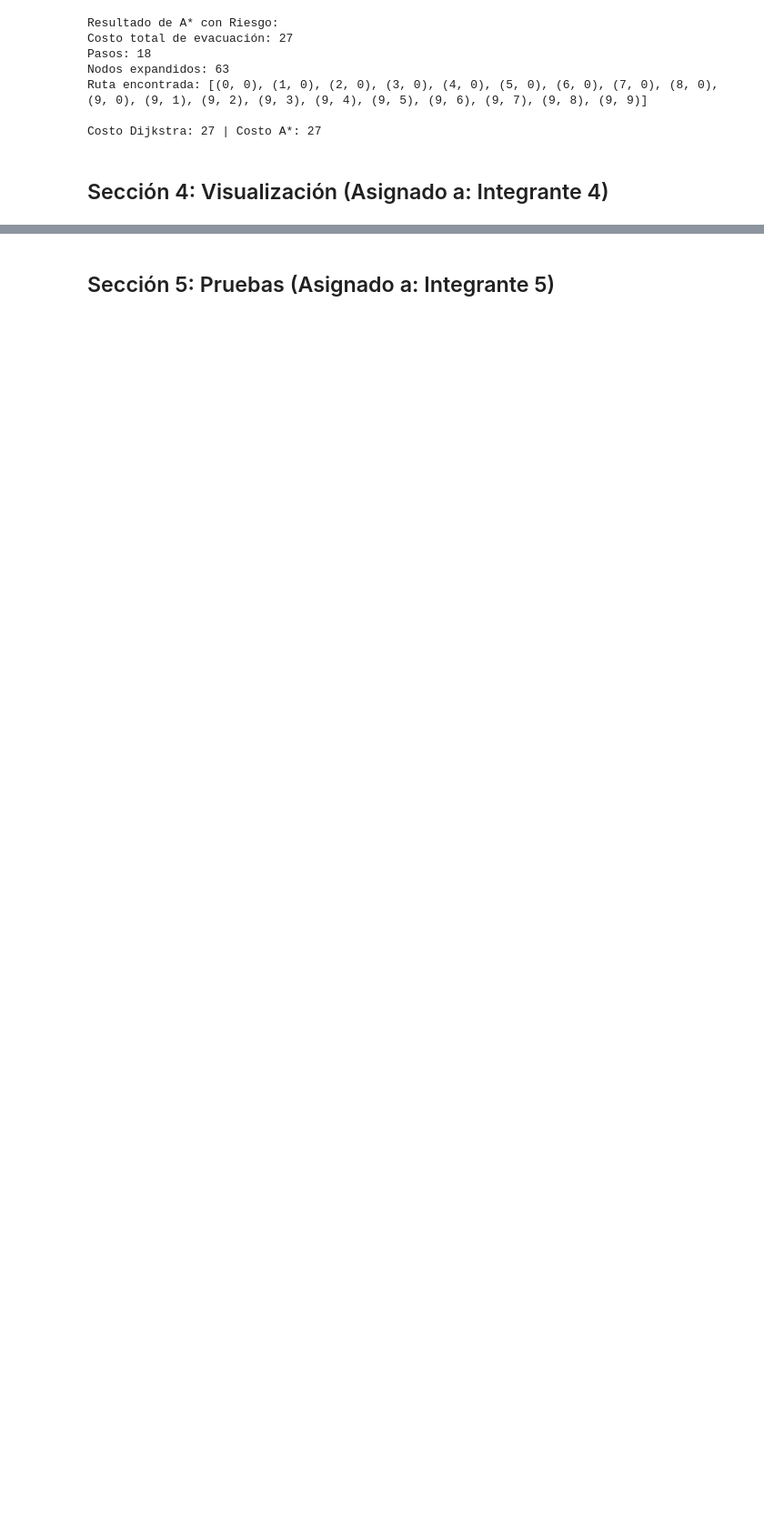
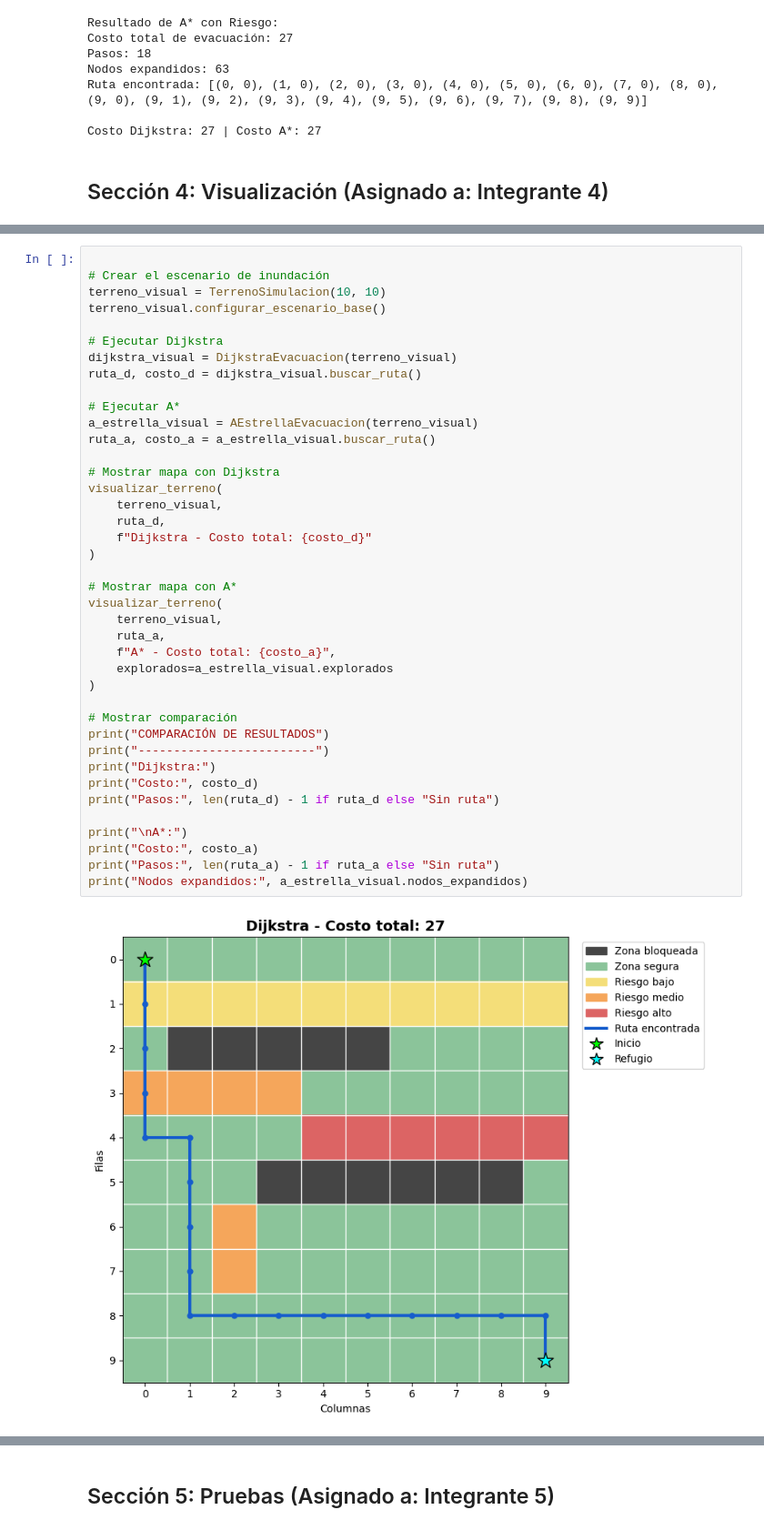
Before and after one commit to antodollparts/fundamentos-ia-practica2, a Jupyter notebook: proyecto_simulacion.ipynb, the cells around one changed output, grey strips where cells are left out. Shown at 91% size. Cells and saved outputs as stored; diff of their text form; blank space fills up the shorter version.

Commit message:
feat: agregar visualización con Matplotlib

```diff
--- a/proyecto_simulacion.ipynb
+++ b/proyecto_simulacion.ipynb
@@ -337,0 +591,42 @@ Costo Dijkstra: 27 | Costo A*: 27
+# %%
+
+# Crear el escenario de inundación
+terreno_visual = TerrenoSimulacion(10, 10)
+terreno_visual.configurar_escenario_base()
+
+# Ejecutar Dijkstra
+dijkstra_visual = DijkstraEvacuacion(terreno_visual)
+ruta_d, costo_d = dijkstra_visual.buscar_ruta()
+
+# Ejecutar A*
+a_estrella_visual = AEstrellaEvacuacion(terreno_visual)
+ruta_a, costo_a = a_estrella_visual.buscar_ruta()
+
+# Mostrar mapa con Dijkstra
+visualizar_terreno(
+    terreno_visual,
+    ruta_d,
+    f"Dijkstra - Costo total: {costo_d}"
+)
+
+# Mostrar mapa con A*
+visualizar_terreno(
+    terreno_visual,
+    ruta_a,
+    f"A* - Costo total: {costo_a}",
+    explorados=a_estrella_visual.explorados
+)
+
+# Mostrar comparación
+print("COMPARACIÓN DE RESULTADOS")
+print("-------------------------")
+print("Dijkstra:")
+print("Costo:", costo_d)
+print("Pasos:", len(ruta_d) - 1 if ruta_d else "Sin ruta")
+
+print("\nA*:")
+print("Costo:", costo_a)
+print("Pasos:", len(ruta_a) - 1 if ruta_a else "Sin ruta")
+print("Nodos expandidos:", a_estrella_visual.nodos_expandidos)
+# %% [output]
+[figure, added]
```
Also changed, not shown: parts of 5 cells of this notebook.
